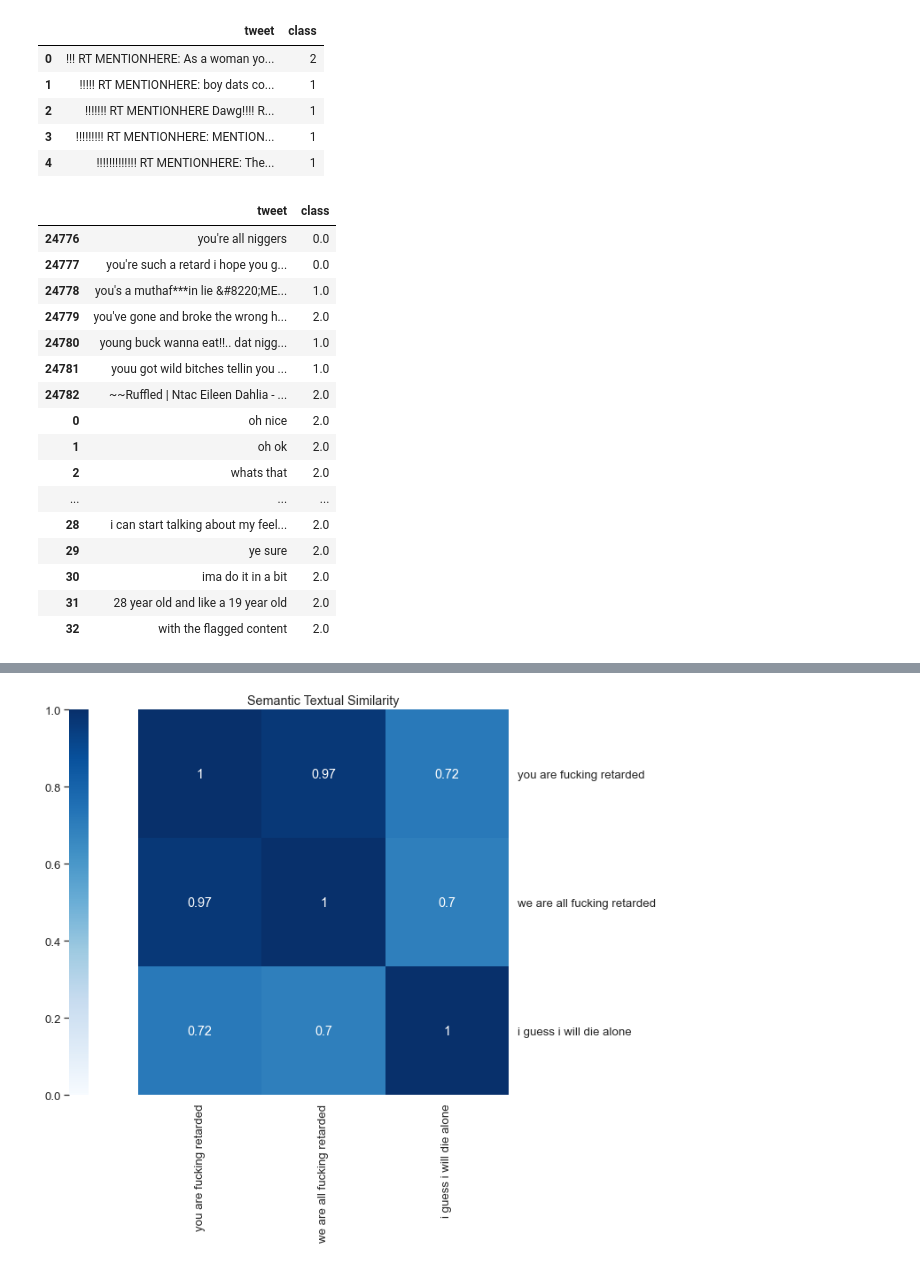
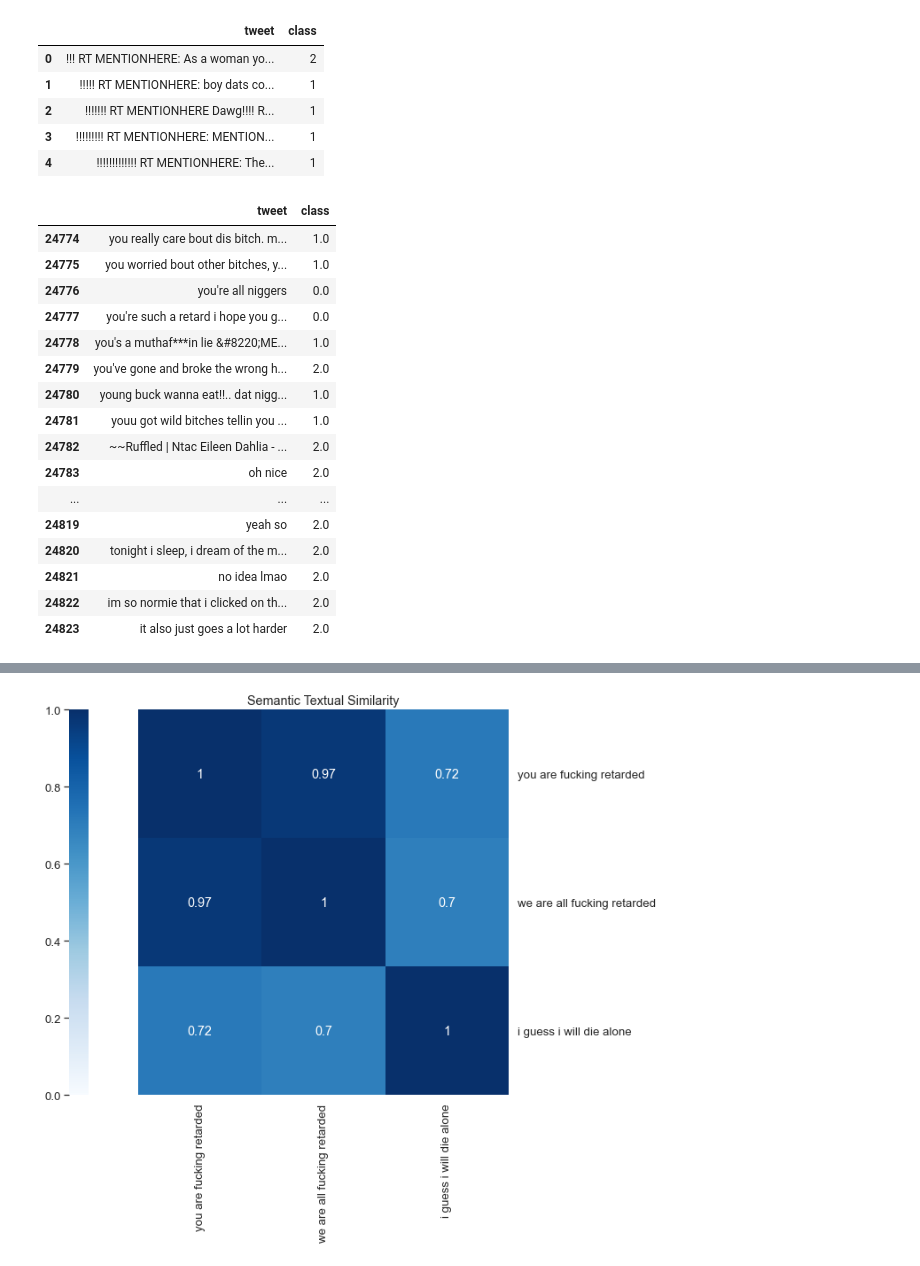
Before and after one commit to Meapy/FYP---Realtime-hatespeech-detection-on-discord-messages, a Jupyter notebook: Prototype3/main.ipynb, the cells around one changed output, grey strips where cells are left out. Drawn from its saved outputs; the diff is of its cells as text; code cells hidden in the pictures.

```diff
--- a/Prototype3/main.ipynb
+++ b/Prototype3/main.ipynb
@@ -28,7 +28,7 @@ import tensorflow as tf
 import pandas as pd
 import re
 
-dataset = pd.read_csv('../data/labeled_data.csv')
+dataset = pd.read_csv('../data/labeled_data.csv', index_col=False)
 
 def process_tweets(df):
     """
@@ -105,8 +99,8 @@ for i, v in enumerate(dataset['class'].value_counts()):
 # %%
 dataset.drop(columns=['hate_speech','offensive_language','neither','count'], inplace=True)
 #swap the columns tweet and class
-dataset = dataset[['tweet','class']]
-dataset.head()
+datasetm = dataset[['tweet','class']]
+datasetm.head()
 # %% [output]
 |  | tweet | class |
 | 0 | !!! RT MENTIONHERE: As a woman yo... | 2 |
@@ -116,12 +110,15 @@ dataset.head()
 | 4 | !!!!!!!!!!!!! RT MENTIONHERE: The... | 1 |
 # %%
 #add all the texts from data/Reports/neither.txt to the dataset, where the class is neither and the tweet is the text
-dataset = dataset.append(pd.read_csv('../data/Reports/neither.txt', sep='\n', names=['tweet','class'],encoding='iso8859_2'))
+dataset = datasetm.append(pd.read_csv('../data/Reports/neither.txt', sep='\n', names=['tweet','class'],encoding='iso8859_2', index_col=False))
 #where class = NaN, set it to 2
 dataset.loc[dataset['class'].isnull(), 'class'] = 2
-dataset.iloc[-40:]
+dataset.reset_index(drop=True, inplace=True)
+dataset.iloc[-50:]
 # %% [output]
 |  | tweet | class |
+| 24774 | you really care bout dis bitch. m... | 1.0 |
+| 24775 | you worried bout other bitches, y... | 1.0 |
 | 24776 | you're all niggers | 0.0 |
 | 24777 | you're such a retard i hope you g... | 0.0 |
 | 24778 | you's a muthaf***in lie &#8220;ME... | 1.0 |
@@ -129,12 +126,10 @@ dataset.iloc[-40:]
 | 24780 | young buck wanna eat!!.. dat nigg... | 1.0 |
 | 24781 | youu got wild bitches tellin you ... | 1.0 |
 | 24782 | ~~Ruffled | Ntac Eileen Dahlia - ... | 2.0 |
-| 0 | oh nice | 2.0 |
-| 1 | oh ok | 2.0 |
-| 2 | whats that | 2.0 |
+| 24783 | oh nice | 2.0 |
 | ... | ... | ... |
-| 28 | i can start talking about my feel... | 2.0 |
-| 29 | ye sure | 2.0 |
-| 30 | ima do it in a bit | 2.0 |
-| 31 | 28 year old and like a 19 year old | 2.0 |
-| 32 | with the flagged content | 2.0 |
+| 24819 | yeah so | 2.0 |
+| 24820 | tonight i sleep, i dream of the m... | 2.0 |
+| 24821 | no idea lmao | 2.0 |
+| 24822 | im so normie that i clicked on th... | 2.0 |
+| 24823 | it also just goes a lot harder | 2.0 |
```
Also changed, not shown: parts of 10 cells of this notebook, 5 other files.
